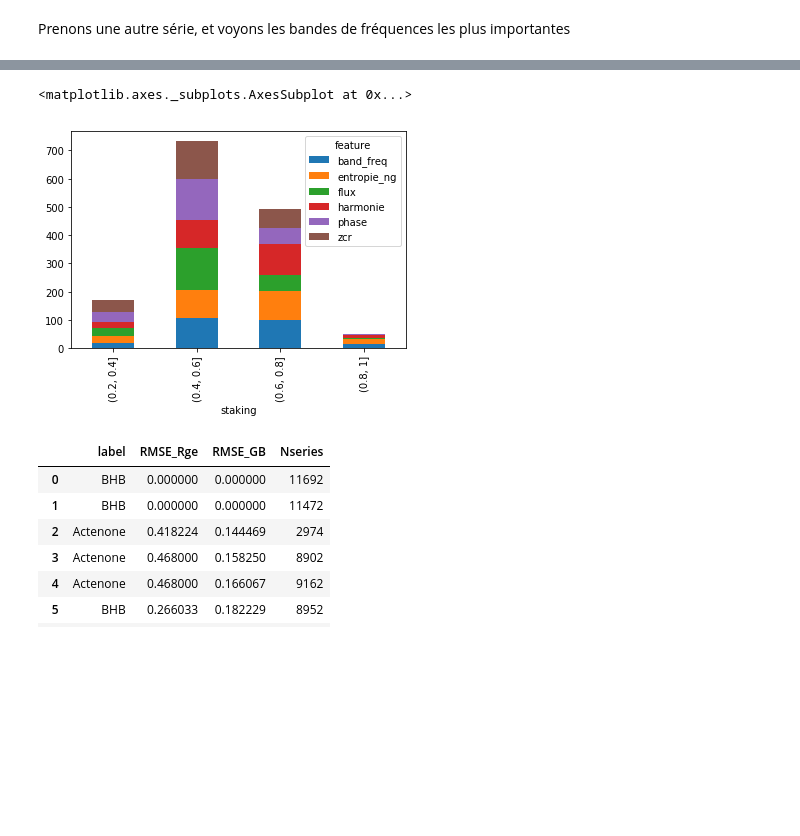
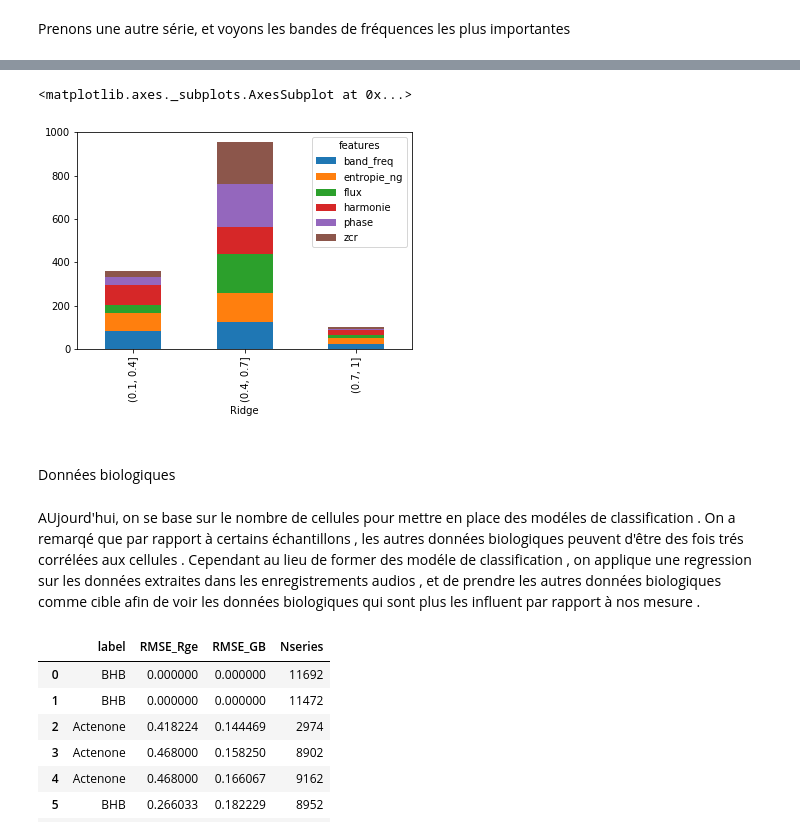
Before and after one commit to mouride44/Classification-of-biological-samples-by-audio, a Jupyter notebook: synthese2.ipynb, the cells around one changed output, grey strips where cells are left out. Cells and saved outputs as stored; diff of their text form; code cells hidden in the pictures; blank space fills up the shorter version.

```diff
--- a/synthese2.ipynb
+++ b/synthese2.ipynb
@@ -267,4 +271,4 @@ Ici comme on peut le remarquer, les bandes les plus importantes se trouvent dans
 # %%
-df_tout=pd.read_excel("staking.xlsx")
+df_tout=pd.read_excel("resultat.xlsx")
 df_tout.head()
 # %% [output]
@@ -277,11 +281,16 @@ df_tout.head()
 # %%
-df_tout.groupby(['feature', pd.cut(df_tout['staking'], np.arange(0.2,1.09,0.2))])\
+df_tout.groupby(['features', pd.cut(df_tout['Ridge'], np.arange(0.1,1.09,0.3))])\
        .size()\
        .unstack(0)\
        .plot.bar(stacked=True)
 # %% [output]
 <matplotlib.axes._subplots.AxesSubplot at 0x...>
-[figure, old version]
+[figure, new version]
+# %% [markdown]
+###
+Données biologiques
+# %% [markdown]
+AUjourd'hui, on se base sur  le nombre de cellules pour mettre en place des modéles de classification . On a remarqé que par rapport à certains échantillons , les autres données biologiques peuvent d'être des fois trés corrélées aux cellules . Cependant au lieu de former des modéle de classification , on applique une regression sur les données extraites dans les enregistrements audios , et de prendre les autres données biologiques comme cible afin de voir les données biologiques qui sont plus les influent par rapport à nos mesure .
 # %%
 df_bio=pd.read_csv("regressionR.csv")
 
```
Also changed, not shown: parts of 6 cells of this notebook.
